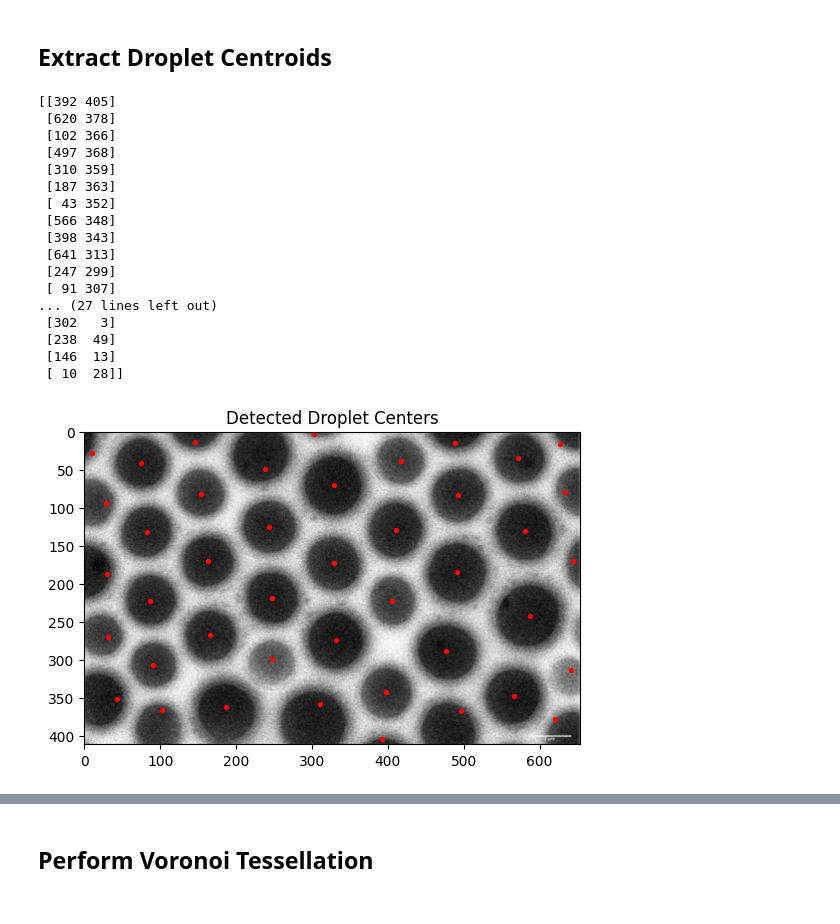
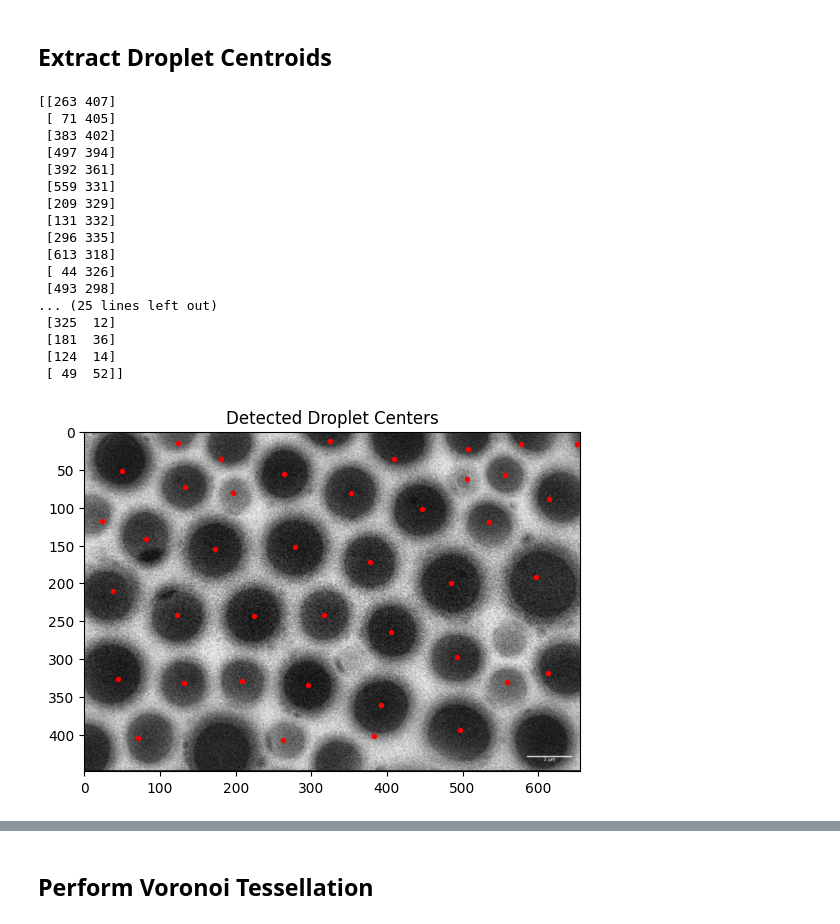
Before and after one commit to lemontang3/Python_Physics, a Jupyter notebook: Voronoi_Analysis.ipynb, the cells around one changed output, grey strips where cells are left out. Cells and saved outputs as stored; diff of their text form; code cells hidden in the pictures.

```diff
--- a/Voronoi_Analysis.ipynb
+++ b/Voronoi_Analysis.ipynb
@@ -44,7 +44,7 @@ import numpy as np
 import matplotlib.pyplot as plt
 
 # Load the image in grayscale
-image_path = "sample4BB.png"  # Update with your image path if needed
+image_path = "sample9B.png"  # Update with your image path if needed
 image = cv2.imread(image_path, cv2.IMREAD_GRAYSCALE)
 
 # Apply median blur to reduce noise
@@ -58,51 +58,51 @@ kernel = np.ones((5, 5), np.uint8)
 closed = cv2.morphologyEx(binary, cv2.MORPH_CLOSE, kernel, iterations=2)
 
 # Detect edges using Canny edge detector
 edges = cv2.Canny(closed, 50, 150)
 
 # Find contours
 contours, _ = cv2.findContours(edges, cv2.RETR_EXTERNAL, cv2.CHAIN_APPROX_SIMPLE)
 
 # Convert to color image for visualization
 output_final = cv2.cvtColor(image, cv2.COLOR_GRAY2BGR)
 
 # Draw detected pore centers
 centroids = []
 for cnt in contours:
     M = cv2.moments(cnt)
     if M["m00"] != 0:
         cx = int(M["m10"] / M["m00"])
         cy = int(M["m01"] / M["m00"])
         centroids.append((cx, cy))
 
 # Convert to NumPy array
 centroids = np.array(centroids)
 
 print(centroids)
 # Step 5: Plot the results
 plt.imshow(image, cmap='gray')
 plt.scatter(centroids[:, 0], centroids[:, 1], c='red', s=8)
 plt.title('Detected Droplet Centers')
 plt.show()
 # %% [output]
-[[392 405]
- [620 378]
- [102 366]
- [497 368]
- [310 359]
- [187 363]
- [ 43 352]
- [566 348]
- [398 343]
- [641 313]
- [247 299]
- [ 91 307]
-... (27 lines left out)
- [302   3]
- [238  49]
- [146  13]
- [ 10  28]]
+[[263 407]
+ [ 71 405]
+ [383 402]
+ [497 394]
+ [392 361]
+ [559 331]
+ [209 329]
+ [131 332]
+ [296 335]
+ [613 318]
+ [ 44 326]
+ [493 298]
+... (25 lines left out)
+ [325  12]
+ [181  36]
+ [124  14]
+ [ 49  52]]
-[figure, old version]
+[figure, new version]
 # %%
 import cv2
 import numpy as np
```
Also changed, not shown: parts of 4 cells of this notebook, 6 other files.
